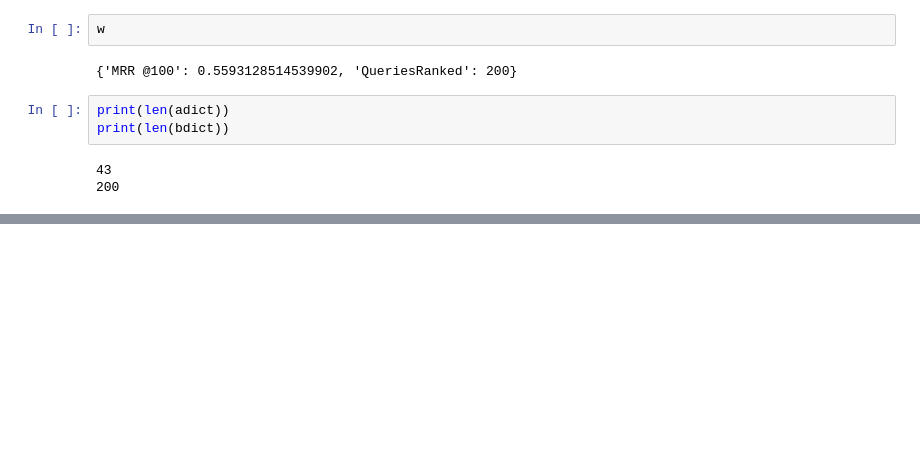
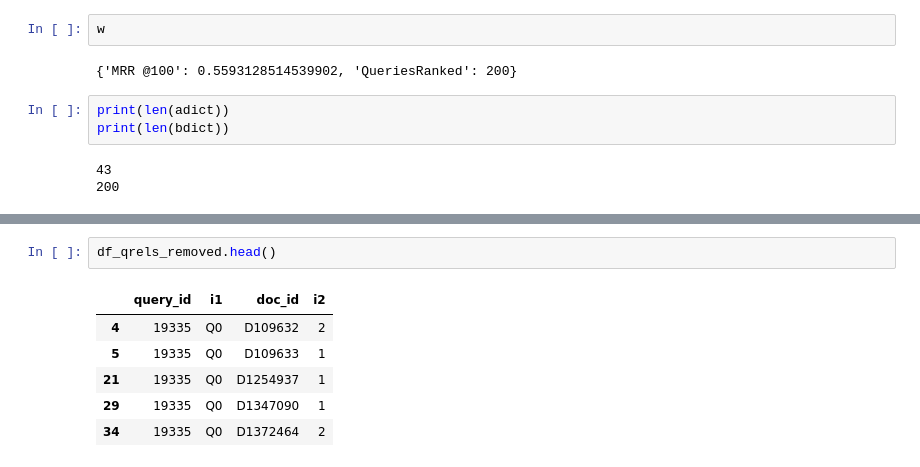
Before and after one commit to Sondreten/MSMARCO-Rerank, a Jupyter notebook: TestQuerys.ipynb, the cells around one changed output, grey strips where cells are left out. Saved outputs shown, nothing was run; the diff lists cells and outputs as text; blank space fills up the shorter version.

```diff
--- a/TestQuerys.ipynb
+++ b/TestQuerys.ipynb
@@ -202,0 +200,9 @@ print(len(bdict))
+# %%
+df_qrels_removed.head()
+# %% [output]
+|  | query_id | i1 | doc_id | i2 |
+| 4 | 19335 | Q0 | D109632 | 2 |
+| 5 | 19335 | Q0 | D109633 | 1 |
+| 21 | 19335 | Q0 | D1254937 | 1 |
+| 29 | 19335 | Q0 | D1347090 | 1 |
+| 34 | 19335 | Q0 | D1372464 | 2 |
```
Also changed, not shown: parts of 9 cells of this notebook.
